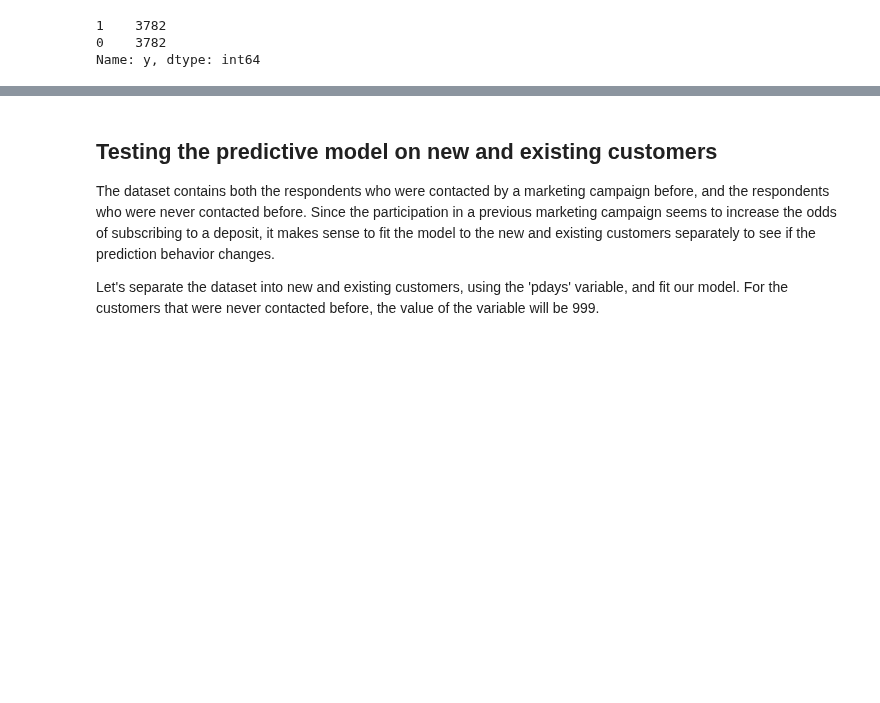
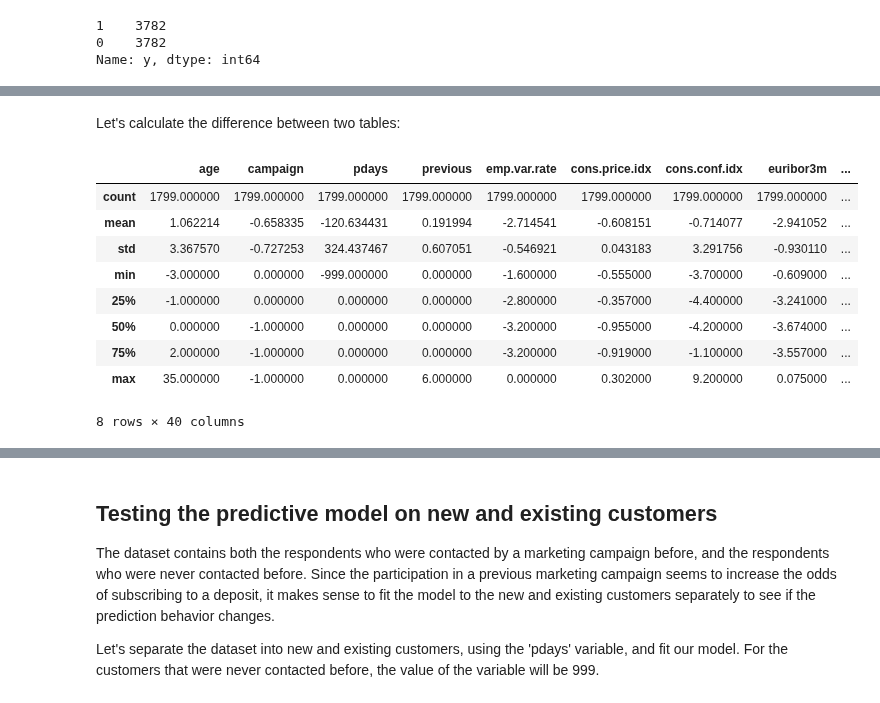
Before and after one commit to mamnunam/Springboard_Data_Science_track, a Jupyter notebook: Capstone_1/Capstone_project_1.ipynb, the cells around one changed output, grey strips where cells are left out. Saved outputs shown, nothing was run; the diff lists cells and outputs as text; code cells hidden in the pictures; blank space fills up the shorter version.

```diff
--- a/Capstone_1/Capstone_project_1.ipynb
+++ b/Capstone_1/Capstone_project_1.ipynb
@@ -1110,0 +1229,16 @@ The downsampled score is substantially lower than the scores for the initial or
+# %% [markdown]
+Let's calculate the difference between two tables:
+# %%
+#Calculating the differences between the distributions for mispredicted y=1 and y=0
+pd.DataFrame(X_train_mispredicted_1.describe()) - pd.DataFrame(X_train_mispredicted_0.describe())
+# %% [output]
+|  | age | campaign | pdays | previous | emp.var.rate | cons.price.idx | cons.conf.idx | euribor3m | ... |
+| count | 1799.000000 | 1799.000000 | 1799.000000 | 1799.000000 | 1799.000000 | 1799.000000 | 1799.000000 | 1799.000000 | ... |
+| mean | 1.062214 | -0.658335 | -120.634431 | 0.191994 | -2.714541 | -0.608151 | -0.714077 | -2.941052 | ... |
+| std | 3.367570 | -0.727253 | 324.437467 | 0.607051 | -0.546921 | 0.043183 | 3.291756 | -0.930110 | ... |
+| min | -3.000000 | 0.000000 | -999.000000 | 0.000000 | -1.600000 | -0.555000 | -3.700000 | -0.609000 | ... |
+| 25% | -1.000000 | 0.000000 | 0.000000 | 0.000000 | -2.800000 | -0.357000 | -4.400000 | -3.241000 | ... |
+| 50% | 0.000000 | -1.000000 | 0.000000 | 0.000000 | -3.200000 | -0.955000 | -4.200000 | -3.674000 | ... |
+| 75% | 2.000000 | -1.000000 | 0.000000 | 0.000000 | -3.200000 | -0.919000 | -1.100000 | -3.557000 | ... |
+| max | 35.000000 | -1.000000 | 0.000000 | 6.000000 | 0.000000 | 0.302000 | 9.200000 | 0.075000 | ... |
+8 rows × 40 columns
```
Also changed, not shown: parts of 74 cells of this notebook.
